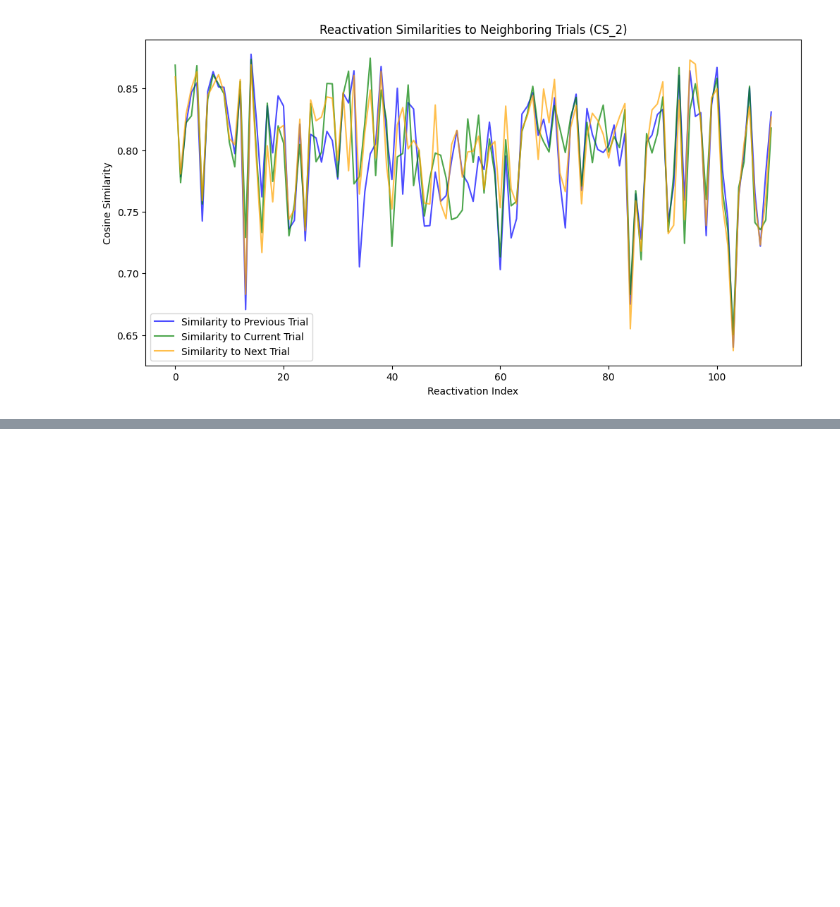
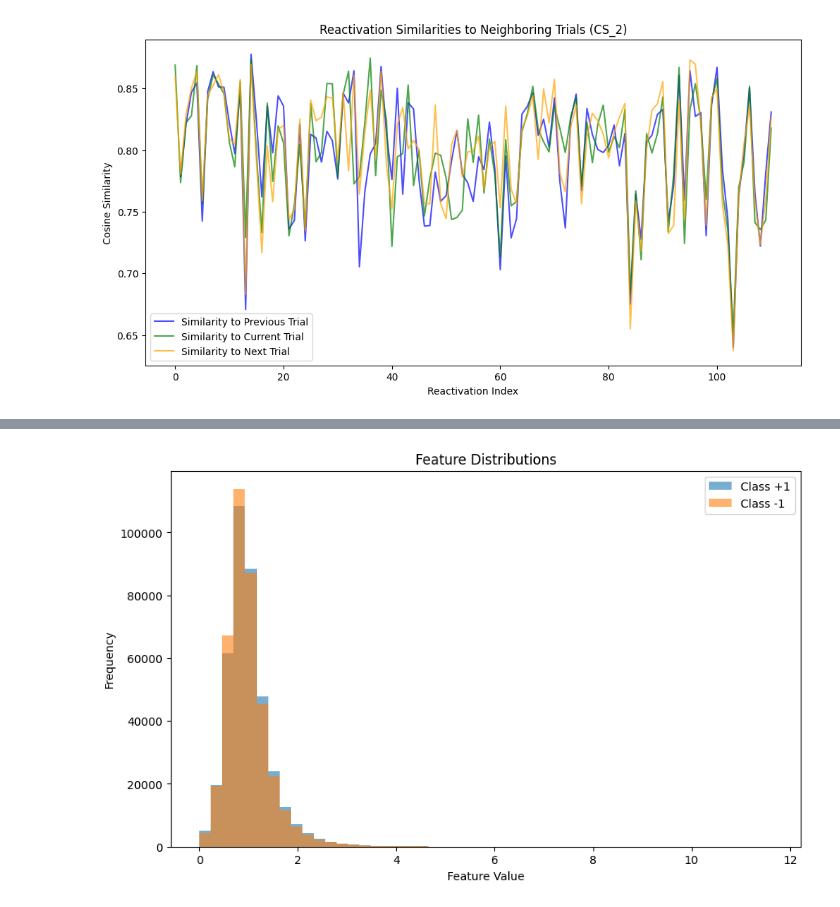
Before and after one commit to LheaLhea/representation_drift, a Jupyter notebook: direction_pred.ipynb, the cells around one changed output, grey strips where cells are left out. Cells and saved outputs as stored; diff of their text form; code cells hidden in the pictures; blank space fills up the shorter version.

```diff
--- a/direction_pred.ipynb
+++ b/direction_pred.ipynb
@@ -957,0 +991,18 @@ RuntimeError: mat1 and mat2 shapes cannot be multiplied (173x3124 and 1024x512)
+# %%
+def plot_feature_distributions(X, y, title):
+    """
+    Plot feature distributions for the two classes (+1 and -1).
+    """
+    plt.figure(figsize=(10, 6))
+    plt.hist(X[y == 1], bins=50, alpha=0.6, label="Class +1")
+    plt.hist(X[y == -1], bins=50, alpha=0.6, label="Class -1")
+    plt.title(title)
+    plt.xlabel("Feature Value")
+    plt.ylabel("Frequency")
+    plt.legend()
+    plt.show()
+
+# Plot feature distributions for CS_1
+plot_feature_distributions(X_all[:, 0], y_all, "Feature Distributions")
+# %% [output]
+[figure, added]
```
Also changed, not shown: parts of 13 cells of this notebook.
